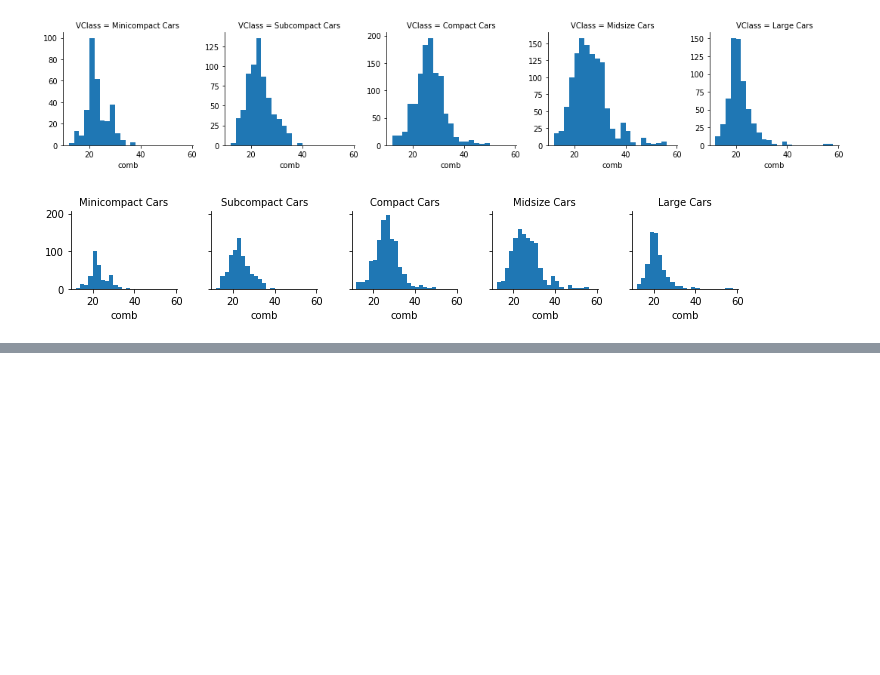
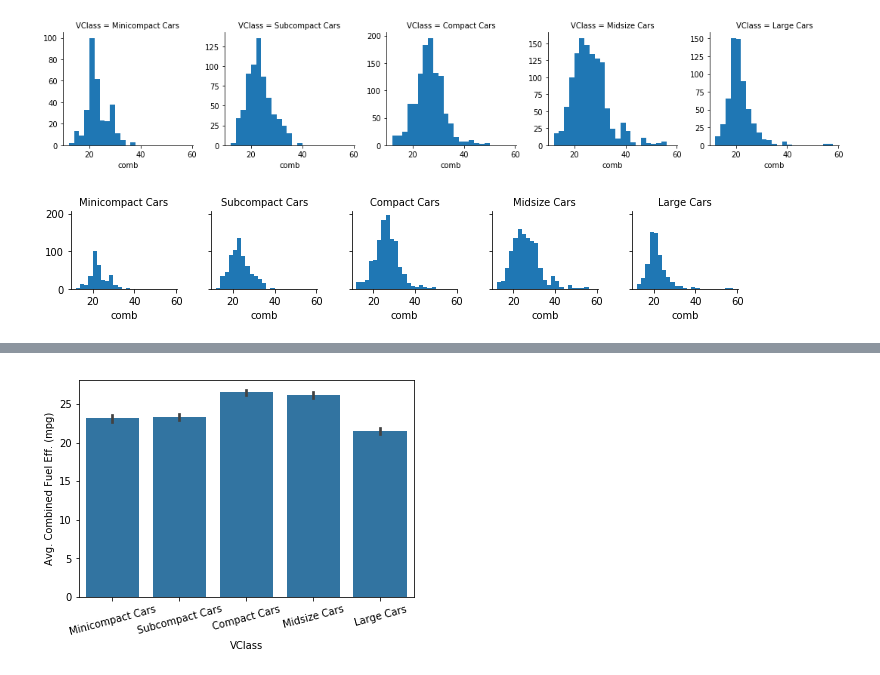
Before and after one commit to deepaksithu/Bivariate_Exploration_of_Data_Notes, a Jupyter notebook: Bivariate Exploration.ipynb, the cells around one changed output, grey strips where cells are left out. Drawn from its saved outputs; the diff is of its cells as text; code cells hidden in the pictures; blank space fills up the shorter version.

Commit message:
feat: Adapted plots

```diff
--- a/Bivariate Exploration.ipynb
+++ b/Bivariate Exploration.ipynb
@@ -394,0 +397,8 @@ g.set_titles('{col_name}');
+# %%
+# standard box plot of vehicle class by combined fuel efficiency for reference
+base_color = sns.color_palette()[0]
+sns.boxplot(data = fuel_econ,
+           x = 'VClass',
+           y = 'comb',
+           color = base_color);
+plt.xticks(rotation = 15);
@@ -394,0 +407,10 @@ g.set_titles('{col_name}');
+# %%
+# same data as bar plot of means
+sns.barplot(data = fuel_econ,
+           x = 'VClass',
+           y = 'comb',
+           color = base_color);
+plt.xticks(rotation = 15);
+plt.ylabel('Avg. Combined Fuel Eff. (mpg)');
+# %% [output]
+[figure, added]
```
Also changed, not shown: parts of 6 cells of this notebook.
